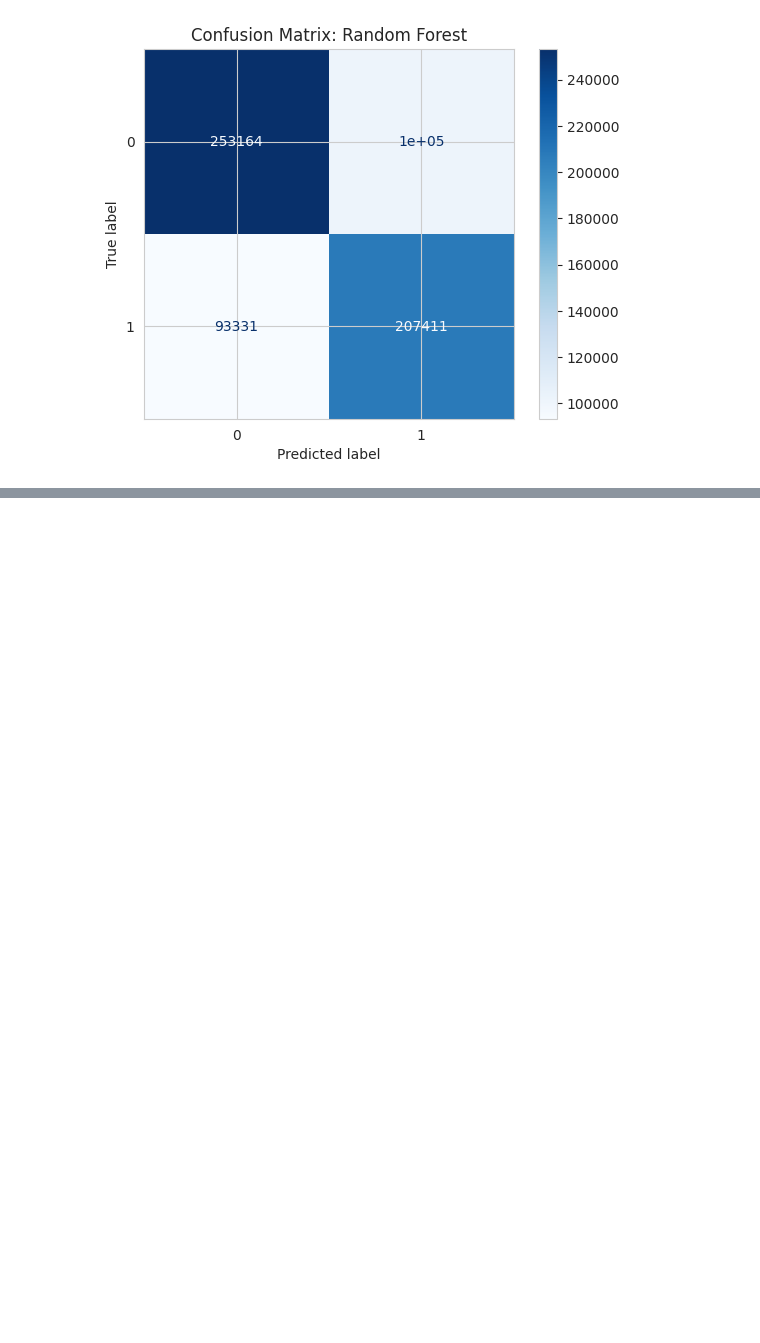
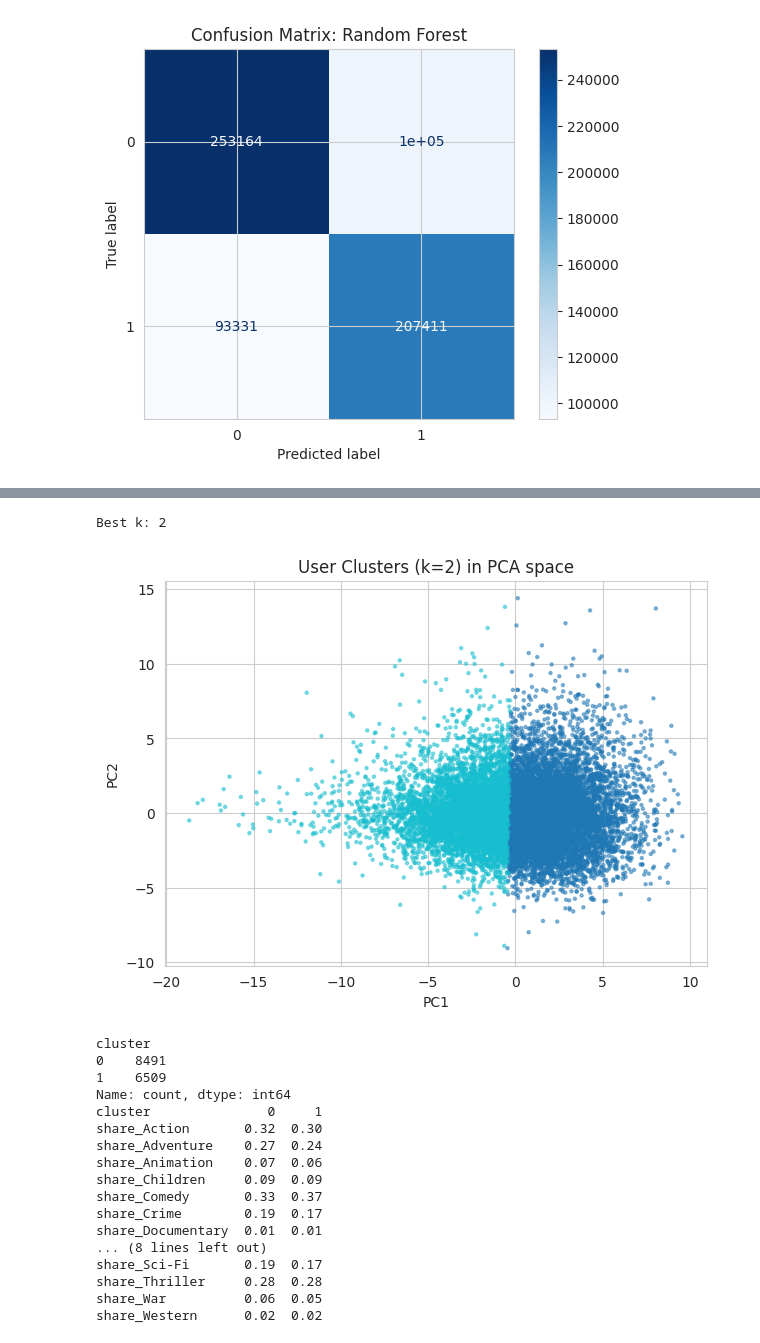
Before and after one commit to kashvi613/MovieRecommendationSystem, a Jupyter notebook: MovieRecommendationSystem.ipynb, the cells around one changed output, grey strips where cells are left out. Saved outputs shown, nothing was run; the diff lists cells and outputs as text; code cells hidden in the pictures; blank space fills up the shorter version.

```diff
--- a/MovieRecommendationSystem.ipynb
+++ b/MovieRecommendationSystem.ipynb
@@ -416,0 +488,36 @@ plt.title('Confusion Matrix: Random Forest'); plt.show()
+# %%
+best_k = ks[int(np.argmax(sils))]
+print("Best k:", best_k)
+
+km = KMeans(n_clusters=best_k, n_init=10, random_state=42).fit(Xp)
+user_profile['cluster'] = km.labels_
+
+plt.figure(figsize=(7,5))
+plt.scatter(Xp[:,0], Xp[:,1], c=km.labels_, cmap='tab10', s=5, alpha=0.5)
+plt.xlabel('PC1'); plt.ylabel('PC2'); plt.title(f'User Clusters (k={best_k}) in PCA space')
+plt.show()
+
+print(user_profile['cluster'].value_counts())
+# Har cluster ki top genres (share columns ka mean)
+share_cols = [c for c in user_profile.columns if c.startswith('share_')]
+print(user_profile.groupby('cluster')[share_cols].mean().round(2).T)
+# %% [output]
+Best k: 2
+[figure, added]
+cluster
+0    8491
+1    6509
+Name: count, dtype: int64
+cluster               0     1
+share_Action       0.32  0.30
+share_Adventure    0.27  0.24
+share_Animation    0.07  0.06
+share_Children     0.09  0.09
+share_Comedy       0.33  0.37
+share_Crime        0.19  0.17
+share_Documentary  0.01  0.01
+... (8 lines left out)
+share_Sci-Fi       0.19  0.17
+share_Thriller     0.28  0.28
+share_War          0.06  0.05
+share_Western      0.02  0.02
```
Also changed, not shown: parts of 10 cells of this notebook.
